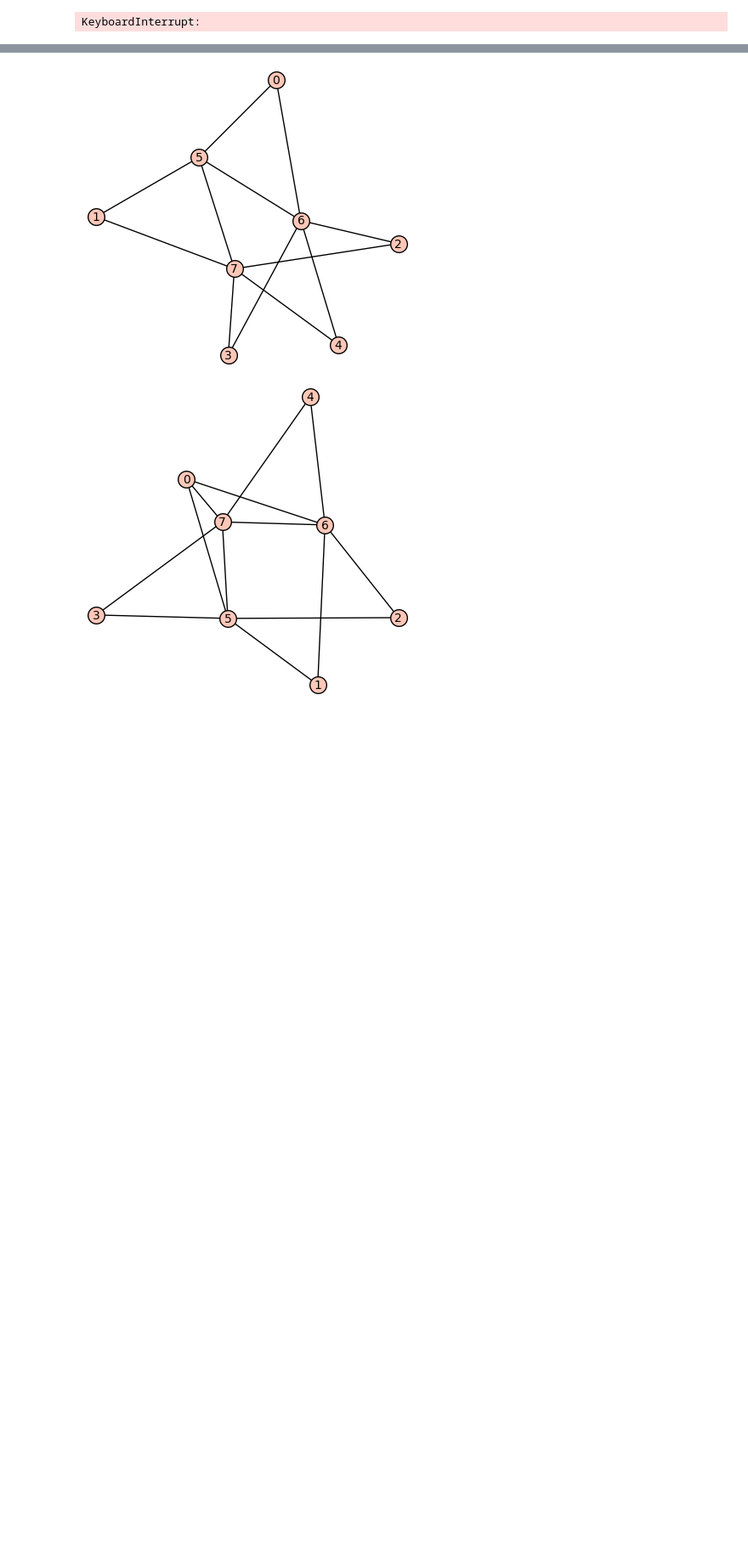
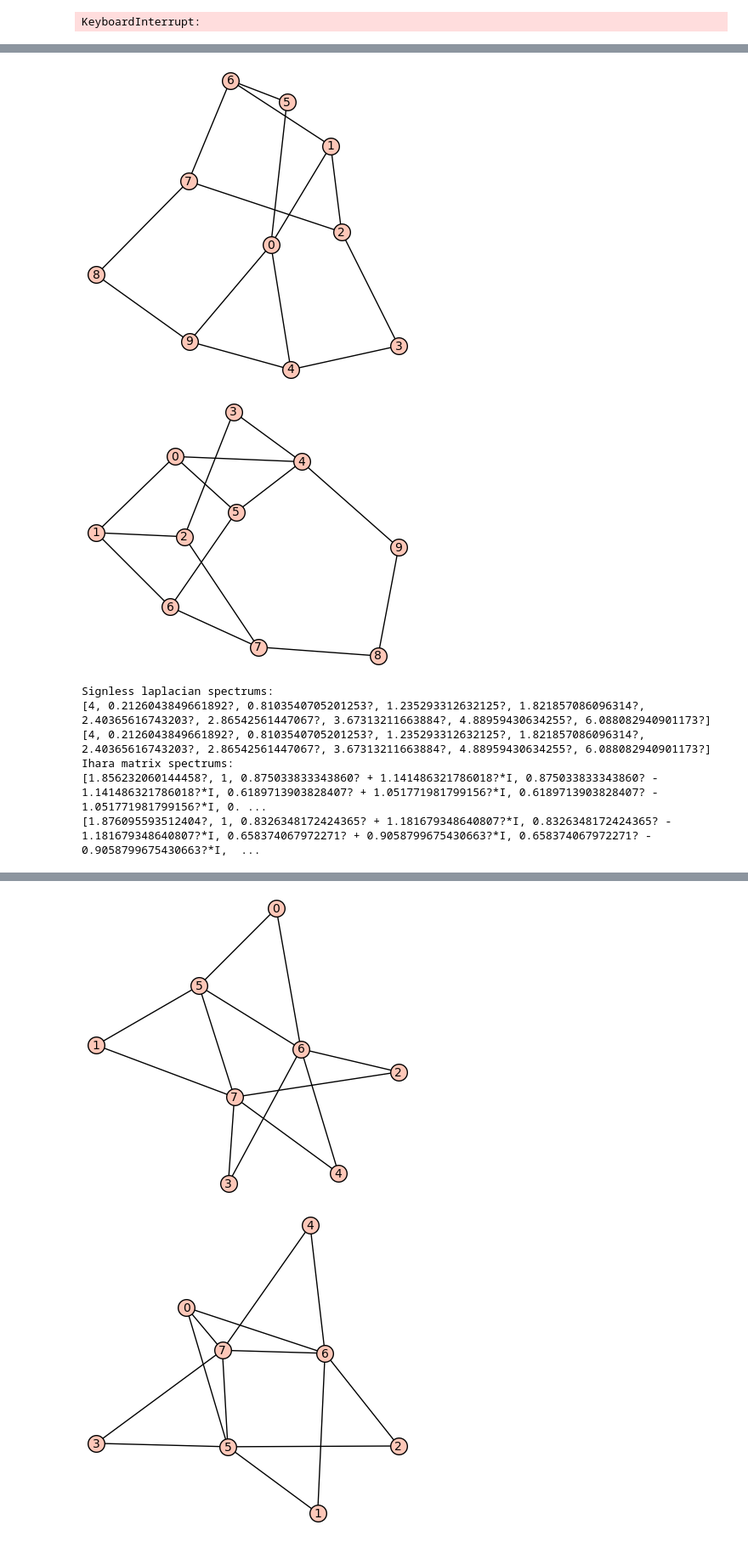
Before and after one commit to davizacheu/Spectral-Graph-Theory-Research, a Jupyter notebook: NB_Functions.ipynb, the cells around one changed output, grey strips where cells are left out. Shown at 85% size. Cells and saved outputs as stored; diff of their text form; code cells hidden in the pictures; blank space fills up the shorter version.

```diff
--- a/NB_Functions.ipynb
+++ b/NB_Functions.ipynb
@@ -262,0 +304,36 @@ print(ihara_matrix(g2).eigenvalues())
+# %%
+# FINDINGS: being cospectral in regards to signless laplacian does NOT imply cospectrality in regards to Ihara matrix
+
+#Two graphs on 10 vertices which are cospectral in terms of Q (signless laplacian) matrix
+
+g1 = {0:[1,4,5,9], 6:[1,5,7], 2:[1,3,7], 8:[7,9], 4:[3,9]}
+g2 = {0:[1,4,5], 6:[1,5,7], 2:[1,3,7], 8:[7,9], 4:[3,5,9]}
+
+g1 = Graph(g1)
+g2 = Graph(g2)
+
+show(g1)
+show(g2)
+
+Q_g1 = g1.kirchhoff_matrix(signless=True)
+Q_g2 = g2.kirchhoff_matrix(signless=True)
+
+print("Signless laplacian spectrums: ")
+print(Q_g1.eigenvalues())
+print(Q_g2.eigenvalues())
+
+K_g1 = ihara_matrix(g1)
+K_g2 = ihara_matrix(g2)
+
+print("Ihara matrix spectrums: ")
+print(K_g1.eigenvalues())
+print(K_g2.eigenvalues())
+# %% [output]
+[figure, added]
+[figure, added]
+Signless laplacian spectrums:
+[4, 0.2126043849661892?, 0.8103540705201253?, 1.235293312632125?, 1.821857086096314?, 2.40365616743203?, 2.86542561447067?, 3.67313211663884?, 4.88959430634255?, 6.088082940901173?]
+[4, 0.2126043849661892?, 0.8103540705201253?, 1.235293312632125?, 1.821857086096314?, 2.40365616743203?, 2.86542561447067?, 3.67313211663884?, 4.88959430634255?, 6.088082940901173?]
+Ihara matrix spectrums:
+[1.856232060144458?, 1, 0.875033833343860? + 1.141486321786018?*I, 0.875033833343860? - 1.141486321786018?*I, 0.6189713903828407? + 1.051771981799156?*I, 0.6189713903828407? - 1.051771981799156?*I, 0. ...
+[1.876095593512404?, 1, 0.8326348172424365? + 1.181679348640807?*I, 0.8326348172424365? - 1.181679348640807?*I, 0.658374067972271? + 0.9058799675430663?*I, 0.658374067972271? - 0.9058799675430663?*I,  ...
```
Also changed, not shown: parts of 5 cells of this notebook.
